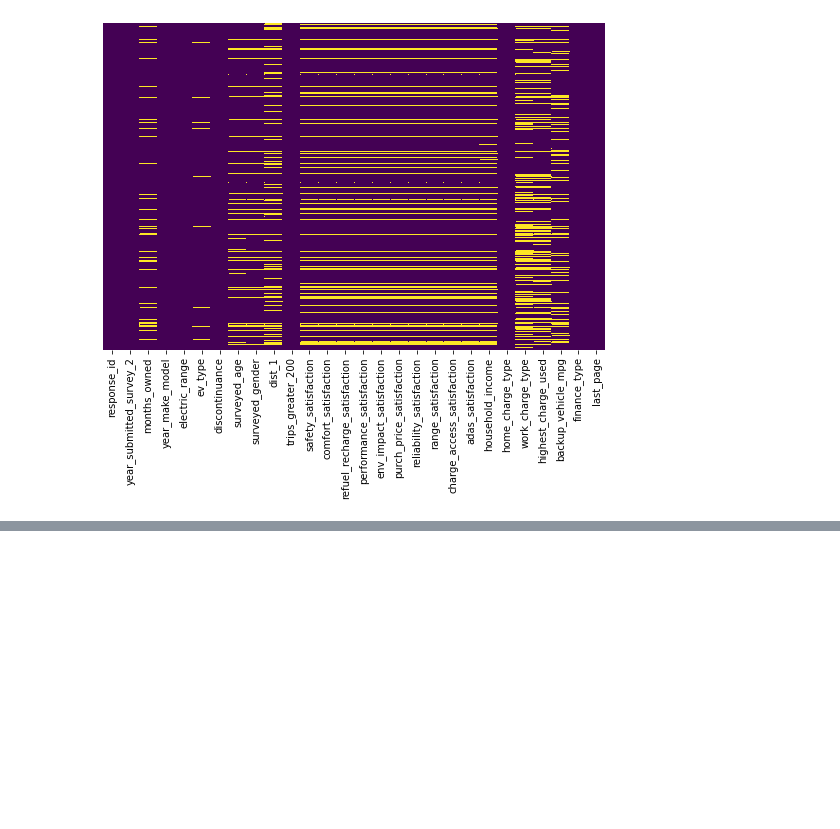
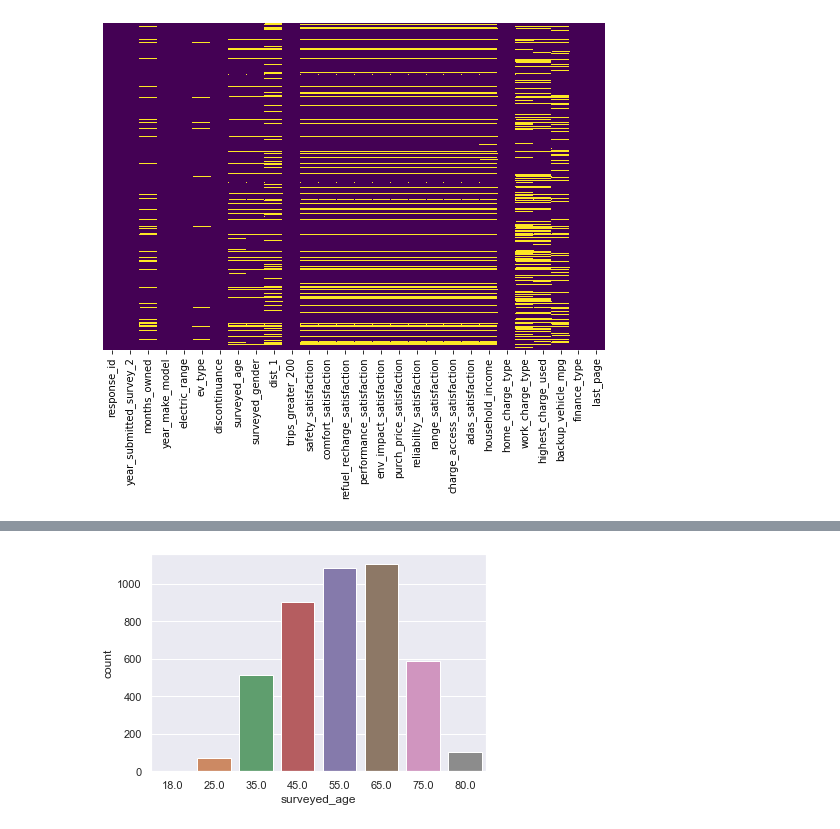
Before and after one commit to mrpalazz/ev_prediction_analytics, a Jupyter notebook: Notebooks/02.2.1-data_wrangling.ipynb, the cells around one changed output, grey strips where cells are left out. Cells and saved outputs as stored; diff of their text form; code cells hidden in the pictures; blank space fills up the shorter version.

```diff
--- a/Notebooks/02.2.1-data_wrangling.ipynb
+++ b/Notebooks/02.2.1-data_wrangling.ipynb
@@ -111,0 +131,5 @@ sns.heatmap(ev_survey_output_raw.isnull(),
+# %%
+ax = sns.countplot(x = ev_survey_output_raw.surveyed_age, data = ev_survey_output_raw)
+plt.show()
+# %% [output]
+[figure, added]
```
Also changed, not shown: parts of 14 cells of this notebook.
